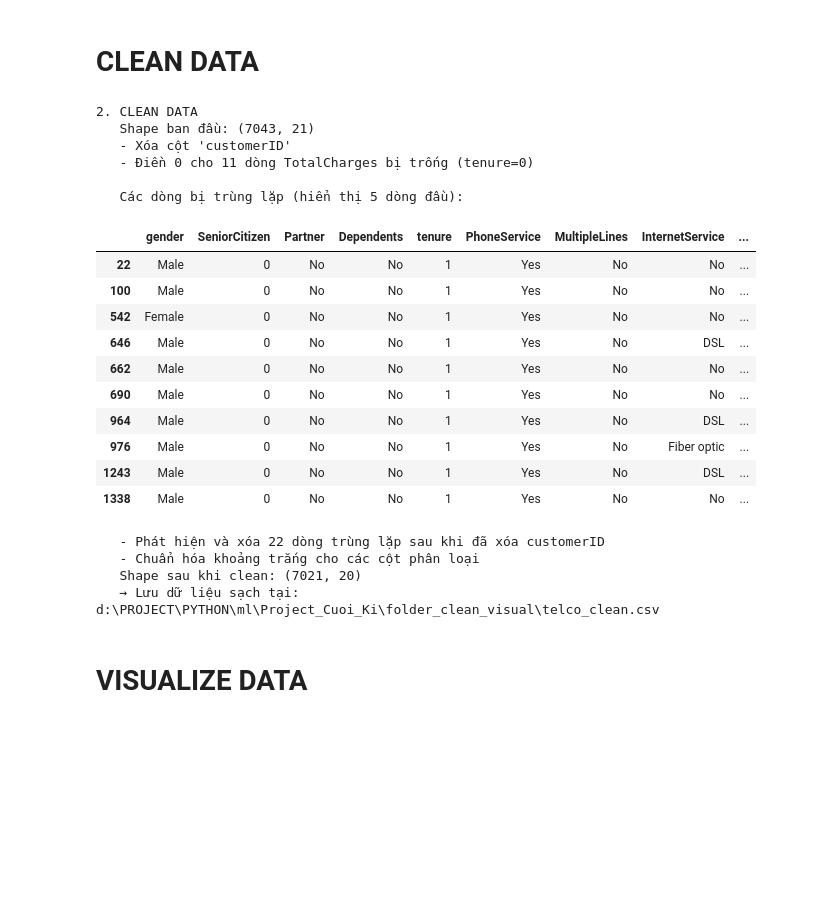
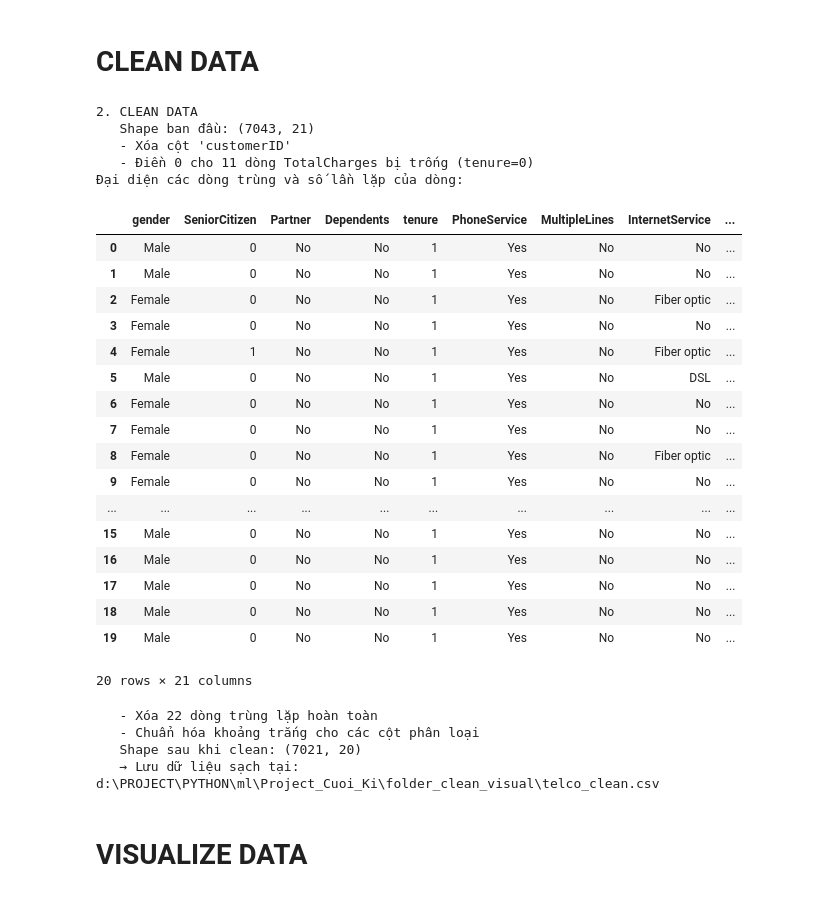
Before and after one commit to hovngnvm/customer_telco_churn, a Jupyter notebook: EDA.ipynb, the cells around one changed output. Saved outputs shown, nothing was run; the diff lists cells and outputs as text; code cells hidden in the pictures; blank space fills up the shorter version.

```diff
--- a/EDA.ipynb
+++ b/EDA.ipynb
@@ -185,57 +185,74 @@ def clean_data(df_input, output_folder):
         print(f"   - Điền 0 cho {nan_count} dòng TotalCharges bị trống (tenure=0)")
 
     # Xử lý dòng trùng lặp
-    duplicates = df.duplicated().sum()
-    if duplicates > 0:
-        print(f"   - Phát hiện và xóa {duplicates} dòng trùng lặp sau khi đã xóa customerID")
-        df.drop_duplicates(inplace=True)
+    dup_count = df.duplicated(keep='first').sum()
+
+    if dup_count > 0:
+        dup_representatives = (
+            df
+            .value_counts()
+            .reset_index(name='lần lặp')
+            .query("`lần lặp` > 1")
+        )
+
+        print("Đại diện các dòng trùng và số lần lặp của dòng:")
+        display(dup_representatives)
+
+        print(f"   - Xóa {dup_count} dòng trùng lặp hoàn toàn")
+        df = df.drop_duplicates()
     else:
-        print(f"   - Không phát hiện dòng trùng lặp")
+        print("   - Không có dòng trùng lặp hoàn toàn")
 
     # Chuẩn hóa khoảng trắng thừa ở đầu/cuối các giá trị chuỗi
     cat_cols = df.select_dtypes(include='object').columns
     for col in cat_cols:
         df[col] = df[col].str.strip()
     print("   - Chuẩn hóa khoảng trắng cho các cột phân loại")
 
     # Kiểm tra và loại bỏ missing values còn lại (nếu có)
     remaining_missing = df.isnull().sum().sum()
     if remaining_missing > 0:
         print(f"   - Xóa {remaining_missing} dòng còn lại với giá trị thiếu")
         df.dropna(inplace=True)
 
     print(f"   Shape sau khi clean: {df.shape}")
 
     # Lưu file làm sạch
     clean_path = os.path.join(output_folder, 'telco_clean.csv')
     df.to_csv(clean_path, index=False)
     print(f"   → Lưu dữ liệu sạch tại: {clean_path}")
 
     return df
 
 df = clean_data(df, folder_1)
 # %% [output]
 2. CLEAN DATA
    Shape ban đầu: (7043, 21)
    - Xóa cột 'customerID'
    - Điền 0 cho 11 dòng TotalCharges bị trống (tenure=0)
-
-   Các dòng bị trùng lặp (hiển thị 5 dòng đầu):
+Đại diện các dòng trùng và số lần lặp của dòng:
 |  | gender | SeniorCitizen | Partner | Dependents | tenure | PhoneService | MultipleLines | InternetService | ... |
-| 22 | Male | 0 | No | No | 1 | Yes | No | No | ... |
-| 100 | Male | 0 | No | No | 1 | Yes | No | No | ... |
-| 542 | Female | 0 | No | No | 1 | Yes | No | No | ... |
-| 646 | Male | 0 | No | No | 1 | Yes | No | DSL | ... |
-| 662 | Male | 0 | No | No | 1 | Yes | No | No | ... |
-| 690 | Male | 0 | No | No | 1 | Yes | No | No | ... |
-| 964 | Male | 0 | No | No | 1 | Yes | No | DSL | ... |
-| 976 | Male | 0 | No | No | 1 | Yes | No | Fiber optic | ... |
-| 1243 | Male | 0 | No | No | 1 | Yes | No | DSL | ... |
-| 1338 | Male | 0 | No | No | 1 | Yes | No | No | ... |
+| 0 | Male | 0 | No | No | 1 | Yes | No | No | ... |
+| 1 | Male | 0 | No | No | 1 | Yes | No | No | ... |
+| 2 | Female | 0 | No | No | 1 | Yes | No | Fiber optic | ... |
+| 3 | Female | 0 | No | No | 1 | Yes | No | No | ... |
+| 4 | Female | 1 | No | No | 1 | Yes | No | Fiber optic | ... |
+| 5 | Male | 0 | No | No | 1 | Yes | No | DSL | ... |
+| 6 | Female | 0 | No | No | 1 | Yes | No | No | ... |
+| 7 | Female | 0 | No | No | 1 | Yes | No | No | ... |
+| 8 | Female | 0 | No | No | 1 | Yes | No | Fiber optic | ... |
+| 9 | Female | 0 | No | No | 1 | Yes | No | No | ... |
+| ... | ... | ... | ... | ... | ... | ... | ... | ... | ... |
+| 15 | Male | 0 | No | No | 1 | Yes | No | No | ... |
+| 16 | Male | 0 | No | No | 1 | Yes | No | No | ... |
+| 17 | Male | 0 | No | No | 1 | Yes | No | No | ... |
+| 18 | Male | 0 | No | No | 1 | Yes | No | No | ... |
+| 19 | Male | 0 | No | No | 1 | Yes | No | No | ... |
-   - Phát hiện và xóa 22 dòng trùng lặp sau khi đã xóa customerID
-   - Chuẩn hóa khoảng trắng cho các cột phân loại
-   Shape sau khi clean: (7021, 20)
-   → Lưu dữ liệu sạch tại: d:\PROJECT\PYTHON\ml\Project_Cuoi_Ki\folder_clean_visual\telco_clean.csv
+20 rows × 21 columns
+   - Xóa 22 dòng trùng lặp hoàn toàn
+   - Chuẩn hóa khoảng trắng cho các cột phân loại
+   Shape sau khi clean: (7021, 20)
+   → Lưu dữ liệu sạch tại: d:\PROJECT\PYTHON\ml\Project_Cuoi_Ki\folder_clean_visual\telco_clean.csv
 # %% [markdown]
 # VISUALIZE DATA
 # %%
```
Also changed, not shown: parts of 2 cells of this notebook.
